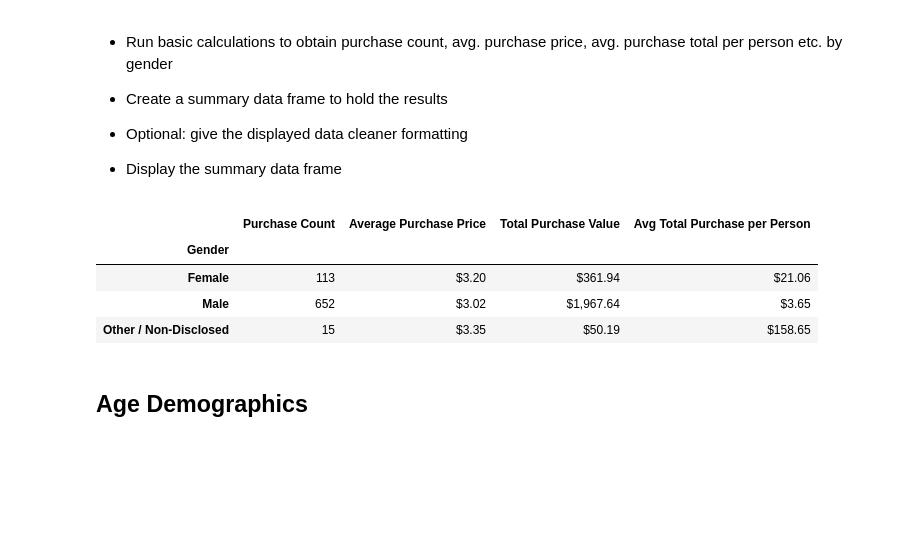
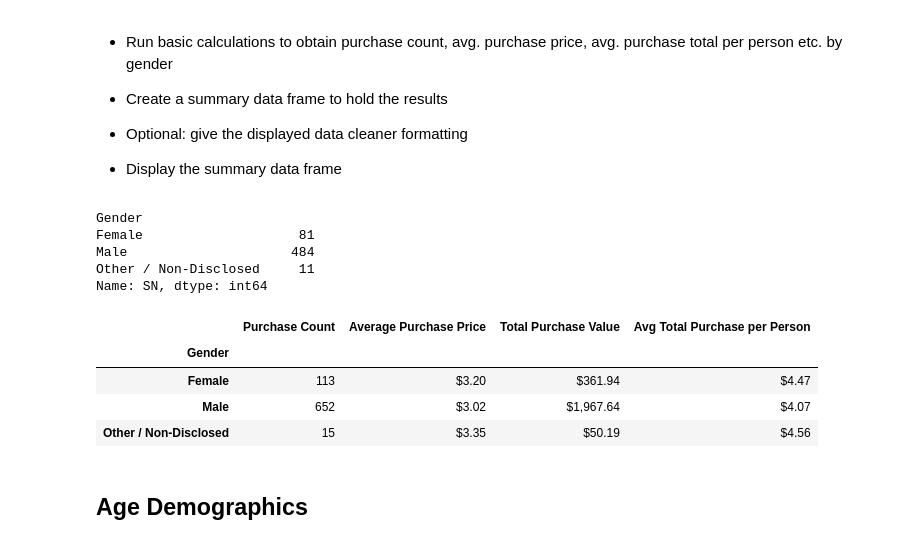
Before and after one commit to swaribha/Heros-of-pymoli, a Jupyter notebook: HeroesOfPymoli.ipynb, the cells around one changed output. Saved outputs shown, nothing was run; the diff lists cells and outputs as text; code cells hidden in the pictures; blank space fills up the shorter version.

```diff
--- a/HeroesOfPymoli.ipynb
+++ b/HeroesOfPymoli.ipynb
@@ -123,30 +123,35 @@ gender_analysis_df
 # %%
 #Getting group by series by Gender
 purchase_analysis=purchase_data.groupby('Gender')
 #.agg({'SN':{'Purchase Count':"count"},'Price':{'Average Purchase Price':"mean",'Total Purchase Value':"sum"}})
 
 #  * Purchase Count
 Purchase_Count=purchase_analysis['SN'].count()
 purchase_analysis_summary=pd.DataFrame(Purchase_Count)
 #* Average Purchase Price
 purchase_analysis_summary['Average Purchase Price']=purchase_analysis['Price'].mean()
 # * Total Purchase Value
 purchase_analysis_summary['Total Purchase Value']=purchase_analysis['Price'].sum()
-#* Average Purchase Total per Person by Gender
-total_purchase=purchase_analysis_summary['Total Purchase Value'].sum()
-#print(total_purchase)
-purchase_analysis_summary['Avg Total Purchase per Person']=total_purchase/purchase_analysis_summary['SN']
+#Count the unique gender for Avg purchase per person
+unique_gender_count=pd.Series(purchase_data.groupby('Gender')['SN'].nunique())
+# print(unique_gender_count)
+purchase_analysis_summary['Avg Total Purchase per Person']=purchase_analysis_summary['Total Purchase Value']/unique_gender_count
 #Rename column SN to Purchase count
 purchase_analysis_summary.rename(columns={'SN':'Purchase Count'},inplace=True)
 #Formating the data
 purchase_analysis_summary[['Average Purchase Price','Total Purchase Value','Avg Total Purchase per Person']]=purchase_analysis_summary[['Average Purchase Price','Total Purchase Value','Avg Total Purchase per Person']].applymap("${:,.2f}".format)
 purchase_analysis_summary
 # %% [output]
+Gender
+Female                    81
+Male                     484
+Other / Non-Disclosed     11
+Name: SN, dtype: int64
 |  | Purchase Count | Average Purchase Price | Total Purchase Value | Avg Total Purchase per Person |
 | Gender |  |  |  |  |
-| Female | 113 | $3.20 | $361.94 | $21.06 |
-| Male | 652 | $3.02 | $1,967.64 | $3.65 |
-| Other / Non-Disclosed | 15 | $3.35 | $50.19 | $158.65 |
+| Female | 113 | $3.20 | $361.94 | $4.47 |
+| Male | 652 | $3.02 | $1,967.64 | $4.07 |
+| Other / Non-Disclosed | 15 | $3.35 | $50.19 | $4.56 |
 # %% [markdown]
 ## Age Demographics
 # %% [markdown]
```
Also changed, not shown: parts of 1 cell of this notebook.
